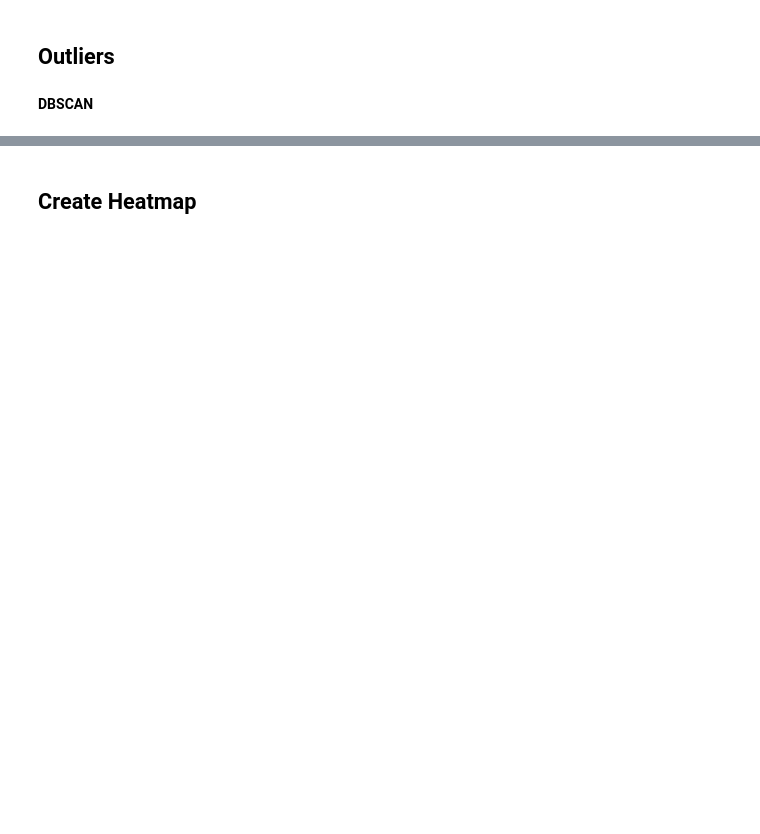
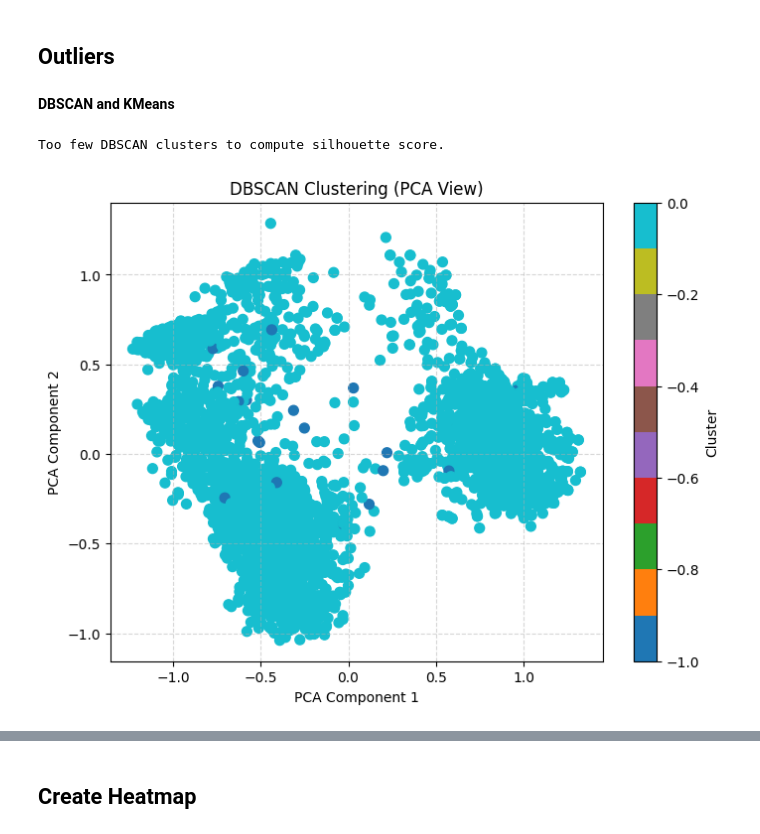
Before and after one commit to mhnrirfan/ML-AI-Risk-Analysis-AV-Data-, a Jupyter notebook: Cleaning, EDA, FE/FE_Supervised.ipynb, the cells around one changed output, grey strips where cells are left out. Drawn from its saved outputs; the diff is of its cells as text; code cells hidden in the pictures; blank space fills up the shorter version.

```diff
--- a/Cleaning, EDA, FE/FE_Supervised.ipynb
+++ b/Cleaning, EDA, FE/FE_Supervised.ipynb
@@ -145,10 +133,13 @@ data_copy['incident_dayofweek'] = US_data['incident_datetime'].dt.dayofweek
 **Scale Values**
 # %%
 from sklearn.preprocessing import MinMaxScaler
-scaler = MinMaxScaler()
-data_copy_scaled = data_copy.copy()
-data_copy_scaled[data_copy.columns] = scaler.fit_transform(data_copy)
-print(data_copy_scaled.head())
+
+def scale_df(df):
+    scaler = MinMaxScaler()
+    scaled_df = df.copy()
+    scaled_df[df.columns] = scaler.fit_transform(df)
+    return scaled_df
+
 
 # Check missing values for both datasets
 display_missing_values(UK_data, "UK Dataset")
@@ -662,37 +736,45 @@ UK_data.shape
 # %% [markdown]
 ## **Outliers**
 # %% [markdown]
-**DBSCAN**
+**DBSCAN and KMeans**
 # %%
 from sklearn.impute import SimpleImputer
-
-# If data_array is a NumPy array:
-imputer = SimpleImputer(strategy='most_frequent')
-data_imputed = imputer.fit_transform(data_array)
-from sklearn.cluster import DBSCAN
-
-# Set DBSCAN parameters
-dbscan = DBSCAN(eps=0.5, min_samples=5, metric='hamming')  # Use 'hamming' for categorical
-labels = dbscan.fit_predict(data_imputed)
+from sklearn.preprocessing import LabelEncoder, MinMaxScaler
+from sklearn.cluster import DBSCAN, KMeans
 from sklearn.metrics import silhouette_score
+from sklearn.decomposition import PCA
+import matplotlib.pyplot as plt
 import numpy as np
 
-# Only calculate score if more than 1 cluster (excluding -1 for noise)
-if len(set(labels)) > 1 and len(set(labels)) != 2 or -1 not in labels:
-    score = silhouette_score(data_imputed, labels, metric='hamming')
-    print("Silhouette Score:", score)
+# --- Step 3: Apply pipeline ---
+encoded_df = encode_df(final_US_data, categorical_columns, datetime_columns)
+data_imputed = scale_df(encoded_df)
+
+# --- Step 4: DBSCAN clustering ---
+dbscan = DBSCAN(eps=0.5, min_samples=5, metric='hamming')
+dbscan_labels = dbscan.fit_predict(data_imputed)
+
+# Silhouette Score for DBSCAN
+unique_db_labels = set(dbscan_labels)
+if len(unique_db_labels - {-1}) > 1:
+    dbscan_score = silhouette_score(data_imputed, dbscan_labels, metric='hamming')
+    print("DBSCAN Silhouette Score:", dbscan_score)
 else:
-    print("Too few clusters to compute silhouette score.")
-import matplotlib.pyplot as plt
-from sklearn.decomposition import PCA
+    print("Too few DBSCAN clusters to compute silhouette score.")
 
-pca = PCA(n_components=2)
+# --- Step 6: PCA for Visualization ---
+pca = PCA(n_components=5)
 data_2d = pca.fit_transform(data_imputed)
 
+# Plot DBSCAN
 plt.figure(figsize=(8, 6))
-scatter = plt.scatter(data_2d[:, 0], data_2d[:, 1], c=labels, cmap='tab10', s=50)
-plt.title("DBSCAN Clustering on Encoded Categorical Data")
+plt.scatter(data_2d[:, 0], data_2d[:, 1], c=dbscan_labels, cmap='tab10', s=50)
+plt.title("DBSCAN Clustering (PCA View)")
 plt.xlabel("PCA Component 1")
 plt.ylabel("PCA Component 2")
-plt.colorbar(scatter, label='Cluster')
+plt.colorbar(label='Cluster')
+plt.grid(True, linestyle='--', alpha=0.5)
 plt.show()
+# %% [output]
+Too few DBSCAN clusters to compute silhouette score.
+[figure, added]
```
Also changed, not shown: parts of 17 cells of this notebook.
